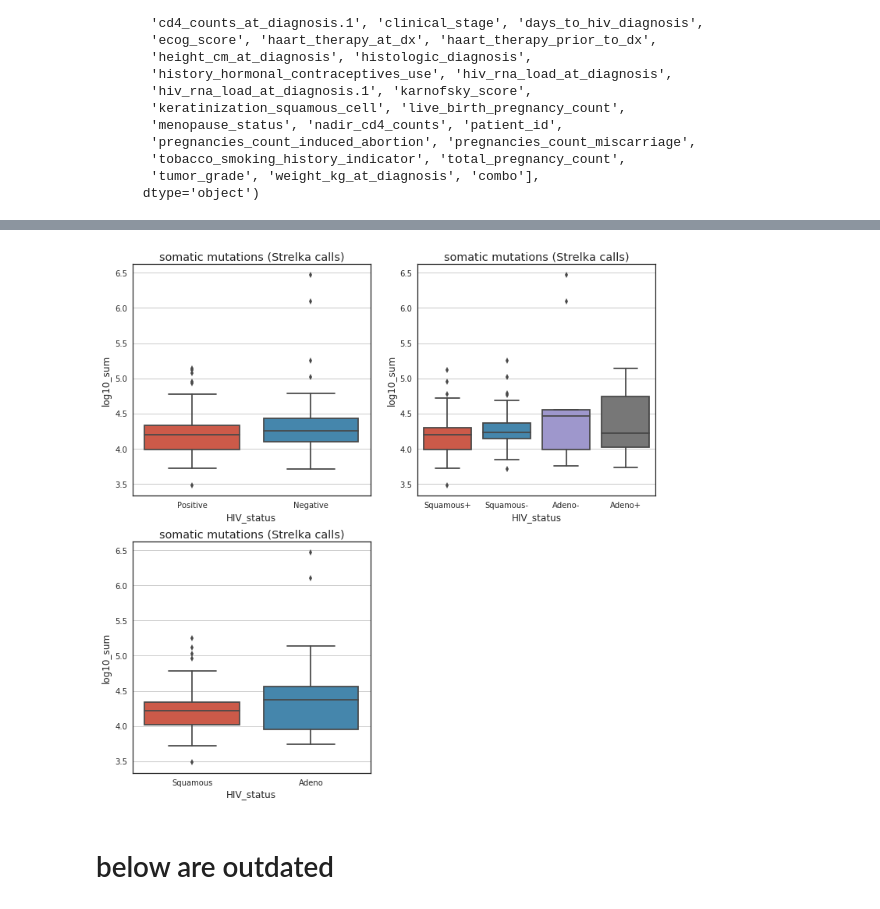
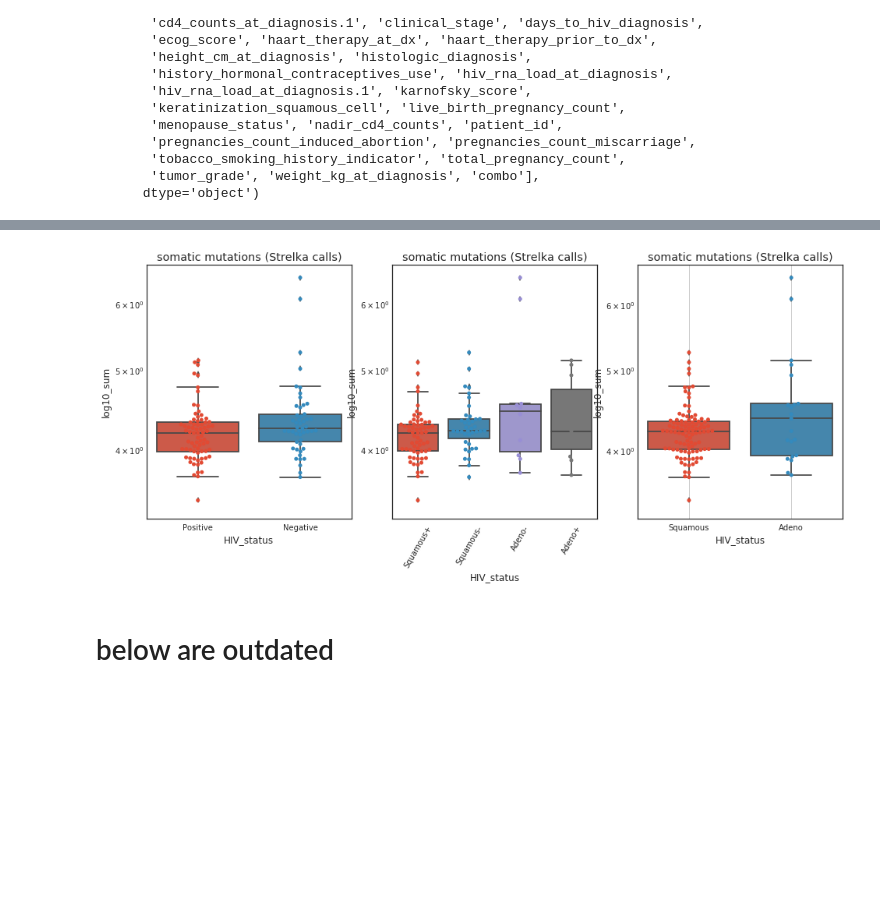
Before and after one commit to stuartzong/notebook, a Jupyter notebook: mutation_load.ipynb, the cells around one changed output, grey strips where cells are left out. Saved outputs shown, nothing was run; the diff lists cells and outputs as text; code cells hidden in the pictures; blank space fills up the shorter version.

```diff
--- a/mutation_load.ipynb
+++ b/mutation_load.ipynb
@@ -11,7 +11,7 @@ from matplotlib import gridspec
 
 matplotlib.style.use('ggplot')
 %matplotlib inline
-matplotlib.rcParams['figure.figsize'] = (8, 6)
+matplotlib.rcParams['figure.figsize'] = (12, 6)
 # %% [markdown]
 use all calls from strelka: this is prefered since this takes into consideration of all soamtic calls:snvs and indels, high/moderate/low/modifier impacts.
 # %%
@@ -190,7 +196,7 @@ dfm[dfm.age_at_diagnosis.isnull()]
 # %% [markdown]
 different mutation burden in HIV + and - patients
 # %%
-f = of2 = '/projects/trans_scratch/validations/workspace/szong/Cervical/variant_bwamem/124_patients/mutation_load_clinic.txt'
+f =  '/projects/trans_scratch/validations/workspace/szong/Cervical/variant_bwamem/124_patients/mutation_load_clinic.txt'
 df = pd.read_csv(f, index_col='patient', sep='\t')
 df.head(2)
 
@@ -221,3 +235,7 @@ Index(['snv_counts', 'indel_counts', 'strelka_mutations', 'log10_sum',
        'tobacco_smoking_history_indicator', 'total_pregnancy_count',
        'tumor_grade', 'weight_kg_at_diagnosis', 'combo'],
       dtype='object')
+# %%
+group_cols = ['reanne_HIV_status', 'reanne_Putative_histology', 'combo']
+value_col = 'strelka_mutations'
+titles = ['HIV status', 'putative histology', 'histology + HIV status']
@@ -224,35 +301,42 @@ Index(['snv_counts', 'indel_counts', 'strelka_mutations', 'log10_sum',
 # %%
 # boxplot
 with plt.style.context("seaborn-whitegrid"):
     plt.rcParams["axes.edgecolor"] = "0.15"
     plt.rcParams["axes.linewidth"]  = 1.25
-    fig = plt.figure(facecolor='w', figsize=(12,12))
+    fig = plt.figure(facecolor='w', figsize=(16,6))
 
     x1 = 'reanne_HIV_status'
     x2 = 'combo'
     x3 = 'reanne_Putative_histology'
     y = 'log10_sum'
-    ax1 = plt.subplot(221)
+    ax1 = plt.subplot(131)
+    ax1.set_yscale("log")
+    sns.swarmplot(x1, y, data=df)
     sns.boxplot(x1, y, data=df)
     ax1.set_title("somatic mutations (Strelka calls)")
     ax1.set(xlabel='HIV_status')
 
-    ax2 = plt.subplot(222)
+    ax2 = plt.subplot(132)
+    ax2.set_yscale("log")
+    sns.swarmplot(x2, y, data=df)
     sns.boxplot(x2, y, data=df)
+    plt.xticks(rotation=60)
     ax2.set(xlabel='HIV_status')
     ax2.set_title("somatic mutations (Strelka calls)")
 
-    ax3 = plt.subplot(223)
+    ax3 = plt.subplot(133)
+    ax3.set_yscale("log")
+    sns.swarmplot(x3, y, data=df)
     sns.boxplot(x3, y, data=df)
     ax3.set(xlabel='HIV_status')
     ax3.set_title("somatic mutations (Strelka calls)")
-
+    ax3.grid(True)
     of = '/projects/trans_scratch/validations/workspace/szong/Cervical/variant_bwamem/124_patients/mutations_load_HIV_plots.png'
     plt.savefig(of)
     plt.show()
     plt.close()
 # %% [output]
-[figure, old version]
+[figure, new version]
 # %% [markdown]
 # below are outdated
 # %%
```
Also changed, not shown: parts of 7 cells of this notebook, 9 other files.
